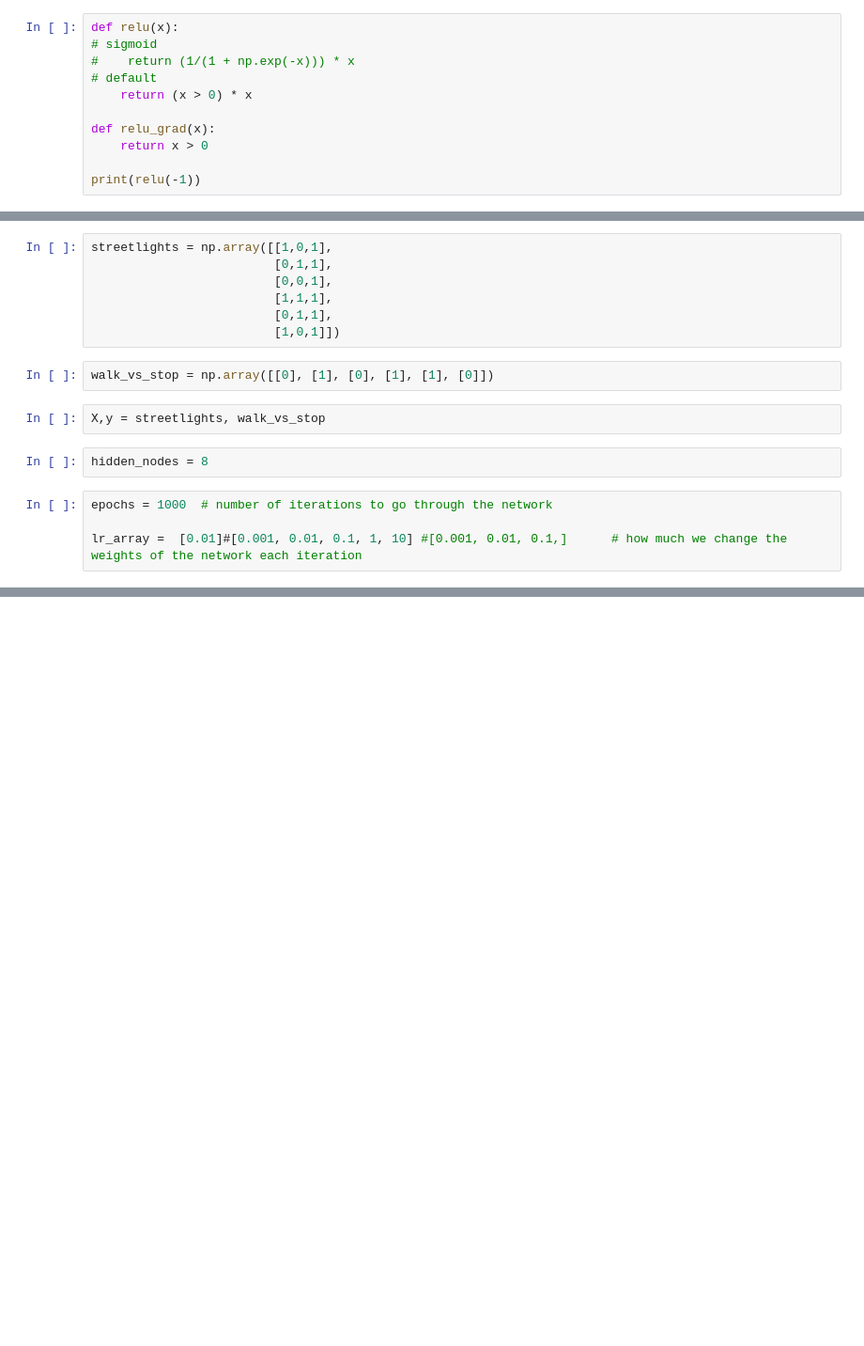
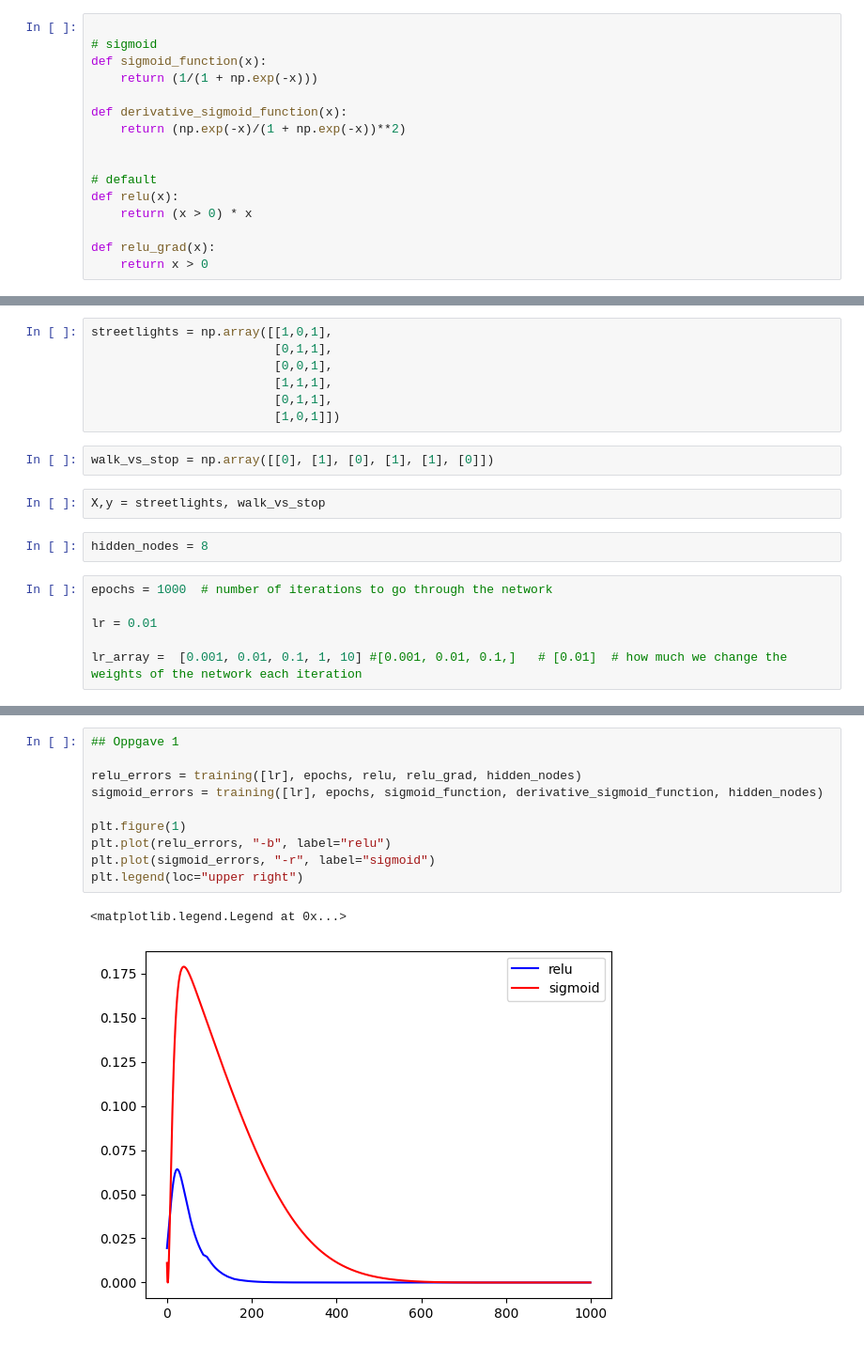
Before and after one commit to LawftyGoals/UIT_DTE2502, a Jupyter notebook: MA2/assignment_2_base_code.ipynb, the cells around one changed output, grey strips where cells are left out. Shown at 94% size. Cells and saved outputs as stored; diff of their text form; blank space fills up the shorter version.

Commit message:
oppdatert kode med oppgave 2

```diff
--- a/MA2/assignment_2_base_code.ipynb
+++ b/MA2/assignment_2_base_code.ipynb
@@ -5,11 +17,16 @@ np.random.seed(1)
 # %%
+
+# sigmoid
+def sigmoid_function(x):
+    return (1/(1 + np.exp(-x)))
+
+def derivative_sigmoid_function(x):
+    return (np.exp(-x)/(1 + np.exp(-x))**2)
+
+
+# default
 def relu(x):
-# sigmoid
-#    return (1/(1 + np.exp(-x))) * x
-# default
     return (x > 0) * x
 
 def relu_grad(x):
     return x > 0
-
-print(relu(-1))
@@ -31,4 +46,6 @@ hidden_nodes = 8
 # %%
 epochs = 1000  # number of iterations to go through the network
 
-lr_array =  [0.01]#[0.001, 0.01, 0.1, 1, 10] #[0.001, 0.01, 0.1,]      # how much we change the weights of the network each iteration
+lr = 0.01
+
+lr_array =  [0.001, 0.01, 0.1, 1, 10] #[0.001, 0.01, 0.1,]   # [0.01]  # how much we change the weights of the network each iteration
@@ -90,0 +89,13 @@ lr rate: 0.01
+# %%
+## Oppgave 1
+
+relu_errors = training([lr], epochs, relu, relu_grad, hidden_nodes)
+sigmoid_errors = training([lr], epochs, sigmoid_function, derivative_sigmoid_function, hidden_nodes)
+
+plt.figure(1)
+plt.plot(relu_errors, "-b", label="relu")
+plt.plot(sigmoid_errors, "-r", label="sigmoid")
+plt.legend(loc="upper right")
+# %% [output]
+<matplotlib.legend.Legend at 0x...>
+[figure, added]
```
Also changed, not shown: parts of 6 cells of this notebook.
